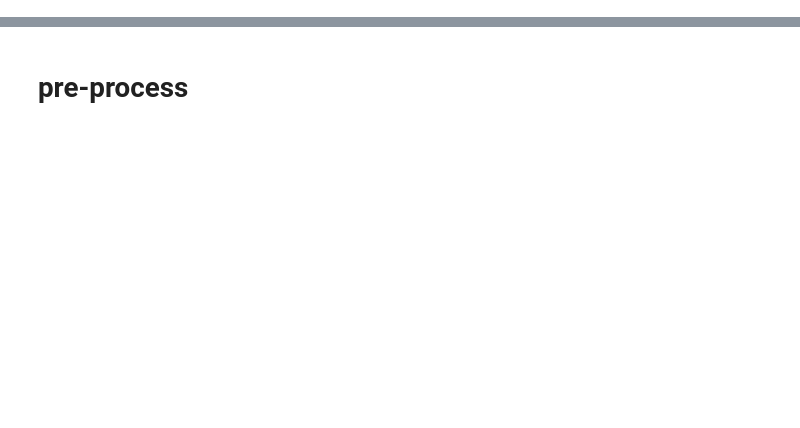
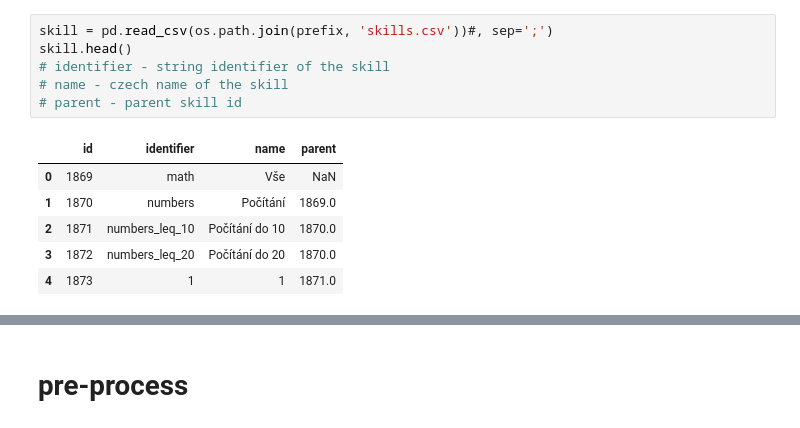
Before and after one commit to mlcolab/psi-kt, a Jupyter notebook: data/preprocess/slepemapy.ipynb, the cells around one changed output, grey strips where cells are left out. Cells and saved outputs as stored; diff of their text form; blank space fills up the shorter version.

```diff
--- a/data/preprocess/slepemapy.ipynb
+++ b/data/preprocess/slepemapy.ipynb
@@ -59,0 +108,13 @@ number of unique value in user: 88001
+# %%
+skill = pd.read_csv(os.path.join(prefix, 'skills.csv'))#, sep=';')
+skill.head()
+# identifier - string identifier of the skill
+# name - czech name of the skill
+# parent - parent skill id
+# %% [output]
+|  | id | identifier | name | parent |
+| 0 | 1869 | math | Vše | NaN |
+| 1 | 1870 | numbers | Počítání | 1869.0 |
+| 2 | 1871 | numbers_leq_10 | Počítání do 10 | 1870.0 |
+| 3 | 1872 | numbers_leq_20 | Počítání do 20 | 1870.0 |
+| 4 | 1873 | 1 | 1 | 1871.0 |
```
Also changed, not shown: parts of 25 cells of this notebook, 15 other files.
